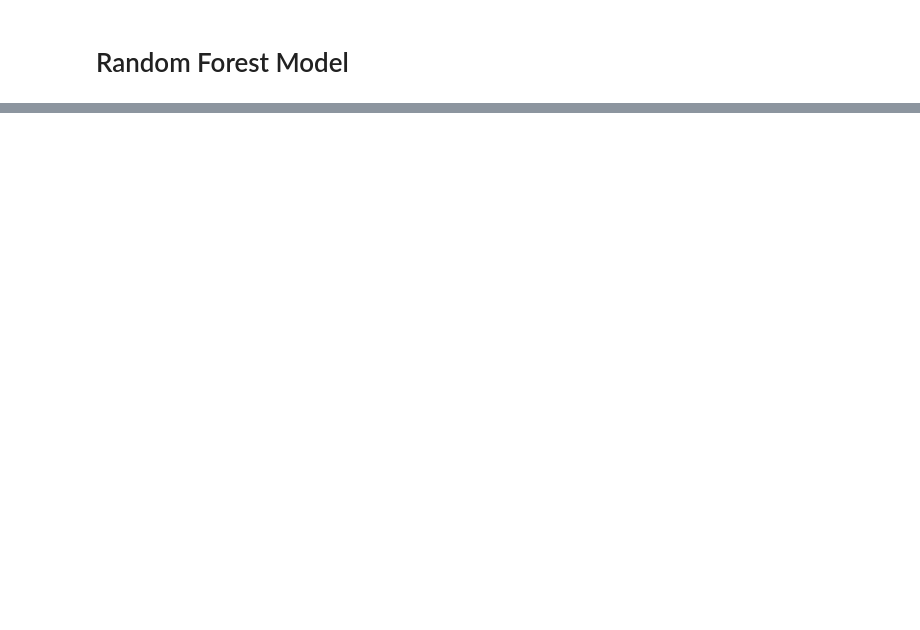
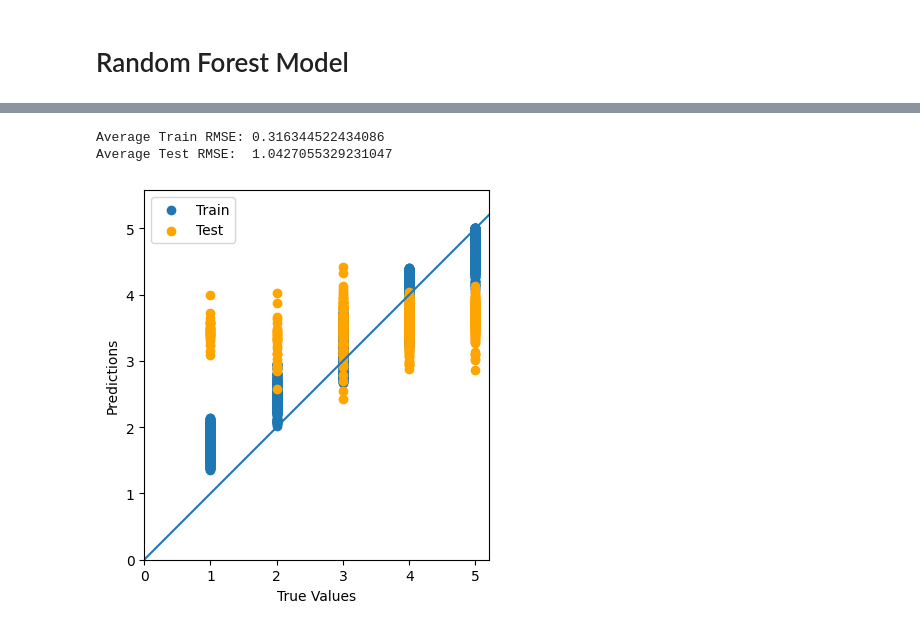
Before and after one commit to aoife-mulligan/ct413, a Jupyter notebook: random-forest.ipynb, the cells around one changed output, grey strips where cells are left out. Saved outputs shown, nothing was run; the diff lists cells and outputs as text; code cells hidden in the pictures; blank space fills up the shorter version.

```diff
--- a/random-forest.ipynb
+++ b/random-forest.ipynb
@@ -10,7 +10,7 @@ folder_path = 'C:\\Users\\aoife\Documents\\Project\\filtered_data\\'
 save_path = 'C:\\Users\\aoife\Documents\\Project\\'
 
 # Read in merged file
-df = pd.read_csv(folder_path + 'concatenated_data.csv', usecols=['participantId', 'bodyMass_kg', 'height_m', 'bmi', 'mean_hr/s', 'hr_duration_(s)', 'max_hr', 'min_hr', 'totalSteps', 'stepsTotalDuration', 'totalDistance', 'dwrTotalDuration', 'ssq_score'])
+df = pd.read_csv(folder_path + 'activity_and_survey_data.csv', usecols=['participantId', 'bodyMass_kg', 'height_m', 'bmi', 'mean_hr/s', 'hr_duration_(s)', 'max_hr', 'min_hr', 'totalSteps', 'stepsTotalDuration', 'totalDistance', 'dwrTotalDuration', 'ssq_score', 'alcohol_consumption', 'basic_expenses', 'caffeine', 'daily_activities', 'daily_smoking', 'education', 'flexible_work_hours', 'gender', 'good_life', 'hispanic','income', 'marital', 'race', 'smoking_status', 'menopause', 'recent_births', 'current_pregnant', 'work_schedule', 'alarm_dependency', 'driving_sleepy', 'falling_asleep', 'morning_person', 'nap_duration', 'sleep_lost', 'sleep_needed', 'sleep_partner', 'sleep_time_workday', 'sleep_time_weekend', 'wake_up_choices', 'wake_ups', 'weekly_naps', 'noise_light', 'stress_thinking', 'other_person', 'pain_discomfort', 'nightmares', 'bathroom_urges', 'other_reasons'])
 
 print(df.head())
 print(df.shape)
@@ -23,7 +41,7 @@ gkf = GroupKFold(n_splits=10)
 # %%
 # X - features
 
-X = df[['bodyMass_kg','height_m','bmi','mean_hr/s','hr_duration_(s)','max_hr','min_hr','totalSteps','stepsTotalDuration','totalDistance','dwrTotalDuration']].values
+X = df[['bodyMass_kg','height_m','bmi','mean_hr/s','hr_duration_(s)','max_hr','min_hr','totalSteps','stepsTotalDuration','totalDistance','dwrTotalDuration', 'alcohol_consumption', 'basic_expenses', 'caffeine', 'daily_activities', 'daily_smoking', 'education', 'flexible_work_hours', 'gender', 'good_life', 'hispanic','income', 'marital', 'race', 'smoking_status', 'menopause', 'recent_births', 'current_pregnant', 'work_schedule', 'alarm_dependency', 'driving_sleepy', 'falling_asleep', 'morning_person', 'nap_duration', 'sleep_lost', 'sleep_needed', 'sleep_partner', 'sleep_time_workday', 'sleep_time_weekend', 'wake_up_choices', 'wake_ups', 'weekly_naps', 'noise_light', 'stress_thinking', 'other_person', 'pain_discomfort', 'nightmares', 'bathroom_urges', 'other_reasons']].values
 
 # y - target
 y = df['ssq_score'].values
@@ -45,11 +63,12 @@ test_predicted_vals = []
 test_actual_vals = []
 # %%
 
-
-for train_index, test_index in gkf.split(X, y, groups):
+for i, train_index, test_index in gkf.split(X, y, groups):
     X_train, X_test = X[train_index], X[test_index]
     y_train, y_test = y[train_index], y[test_index]
-
+    print(f"Fold {i}:")
+    print(f"  Train: index={train_index}, group={groups[train_index]}")
+    print(f"  Test:  index={test_index}, group={groups[test_index]}")
     rf.fit(X_train, y_train)
 
     train_pred = rf.predict(X_train)
@@ -68,25 +87,32 @@ for train_index, test_index in gkf.split(X, y, groups):
     test_predicted_vals.extend(test_pred)
     test_actual_vals.extend(y_test)
 
+
+
 # Average scores
 avg_train_rmse = sum(train_scores)/len(train_scores)
 avg_test_rmse = sum(test_scores)/len(test_scores)
 
 print("Average Train RMSE:", avg_train_rmse)
 print("Average Test RMSE: ", avg_test_rmse)
+# %% [output]
+Average Train RMSE: 0.316344522434086
+Average Test RMSE:  1.0427055329231047
 # %%
 # Plot the results
 
 import matplotlib.pyplot as plt
 
 plt.scatter(train_actual_vals, train_predicted_vals, label = 'Train')
-plt.scatter(test_actual_vals, test_predicted_vals, label= 'Test')
+plt.scatter(test_actual_vals, test_predicted_vals, label= 'Test', color='orange')
 plt.xlabel('True Values')
 plt.ylabel('Predictions')
 plt.axis('equal')
 plt.axis('square')
 plt.xlim([0,plt.xlim()[1]])
 plt.ylim([0,plt.ylim()[1]])
 _ = plt.plot([-100, 100], [-100, 100])
 plt.legend()
 plt.show()
+# %% [output]
+[figure, added]
```
Also changed, not shown: parts of 4 cells of this notebook.
